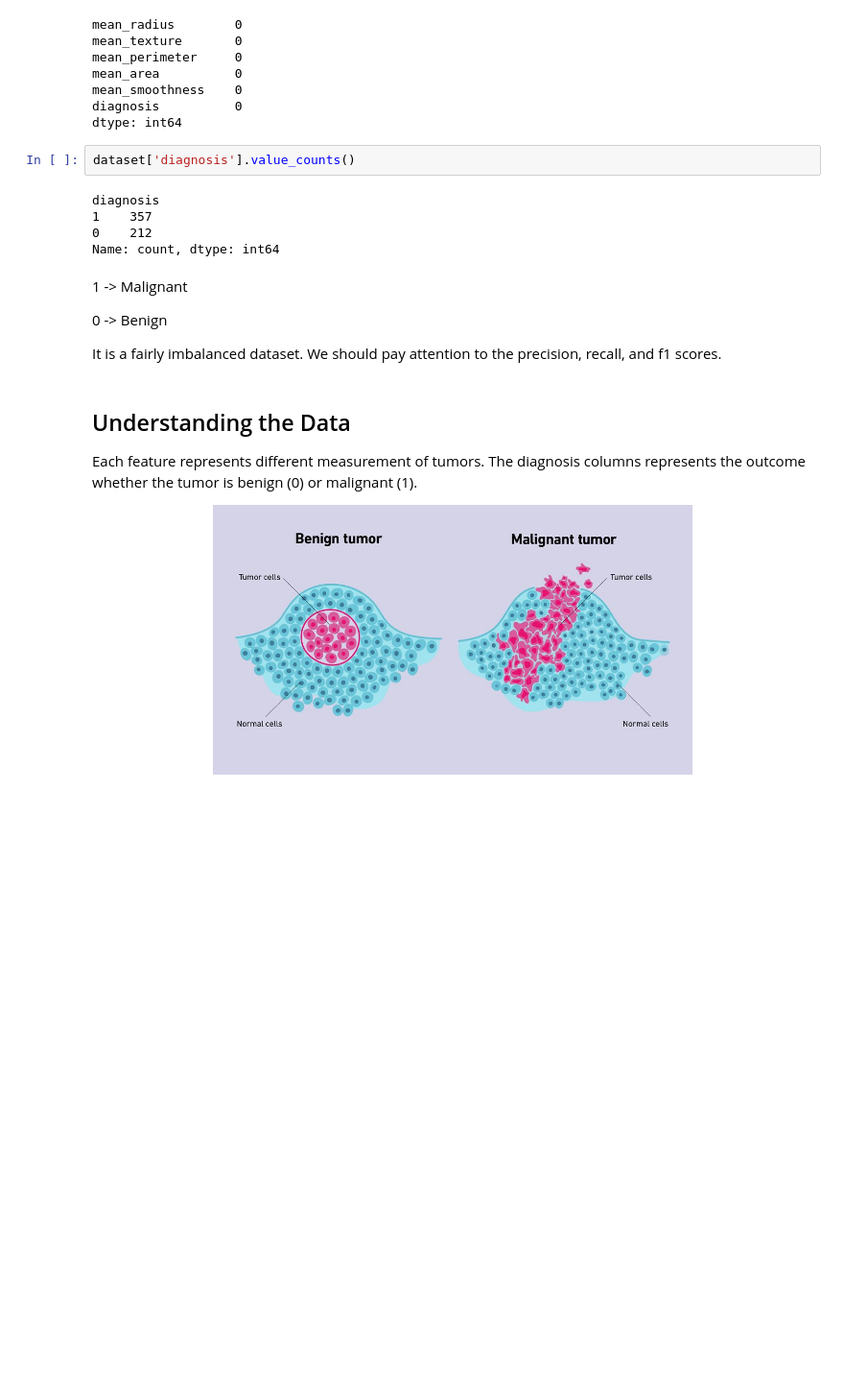
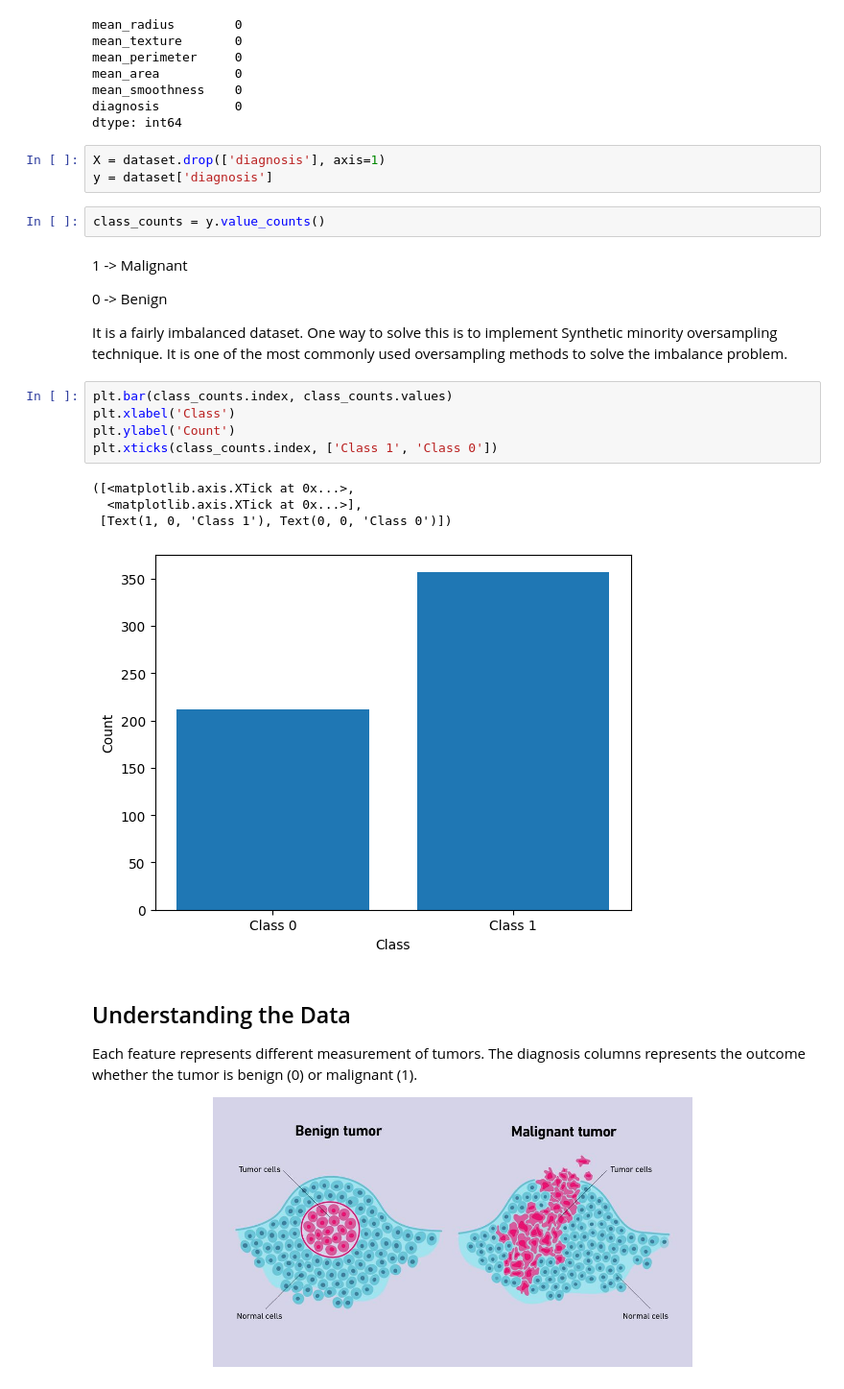
Before and after one commit to AngelX62/Breast-Cancer-Diagnosis, a Jupyter notebook: main.ipynb, the cells around one changed output. Shown at 96% size. Drawn from its saved outputs; the diff is of its cells as text; blank space fills up the shorter version.

```diff
--- a/main.ipynb
+++ b/main.ipynb
@@ -96,18 +98,26 @@ mean_smoothness    0
 diagnosis          0
 dtype: int64
 # %%
-dataset['diagnosis'].value_counts()
+X = dataset.drop(['diagnosis'], axis=1)
+y = dataset['diagnosis']
-# %% [output]
-diagnosis
-1    357
-0    212
-Name: count, dtype: int64
+# %%
+class_counts = y.value_counts()
 # %% [markdown]
 1 -> Malignant
 
 0 -> Benign
 
-It is a fairly imbalanced dataset. We should pay attention to the precision, recall, and f1 scores.
+It is a fairly imbalanced dataset. One way to solve this is to implement Synthetic minority oversampling technique. It is one of the most commonly used oversampling  methods to solve the imbalance problem.
+# %%
+plt.bar(class_counts.index, class_counts.values)
+plt.xlabel('Class')
+plt.ylabel('Count')
+plt.xticks(class_counts.index, ['Class 1', 'Class 0'])
+# %% [output]
+([<matplotlib.axis.XTick at 0x...>,
+  <matplotlib.axis.XTick at 0x...>],
+ [Text(1, 0, 'Class 1'), Text(0, 0, 'Class 0')])
+[figure, added]
 # %% [markdown]
 ## Understanding the Data
 Each feature represents different measurement of tumors. The diagnosis columns represents the outcome whether the tumor is benign (0) or malignant (1).
```
Also changed, not shown: parts of 33 cells of this notebook.
